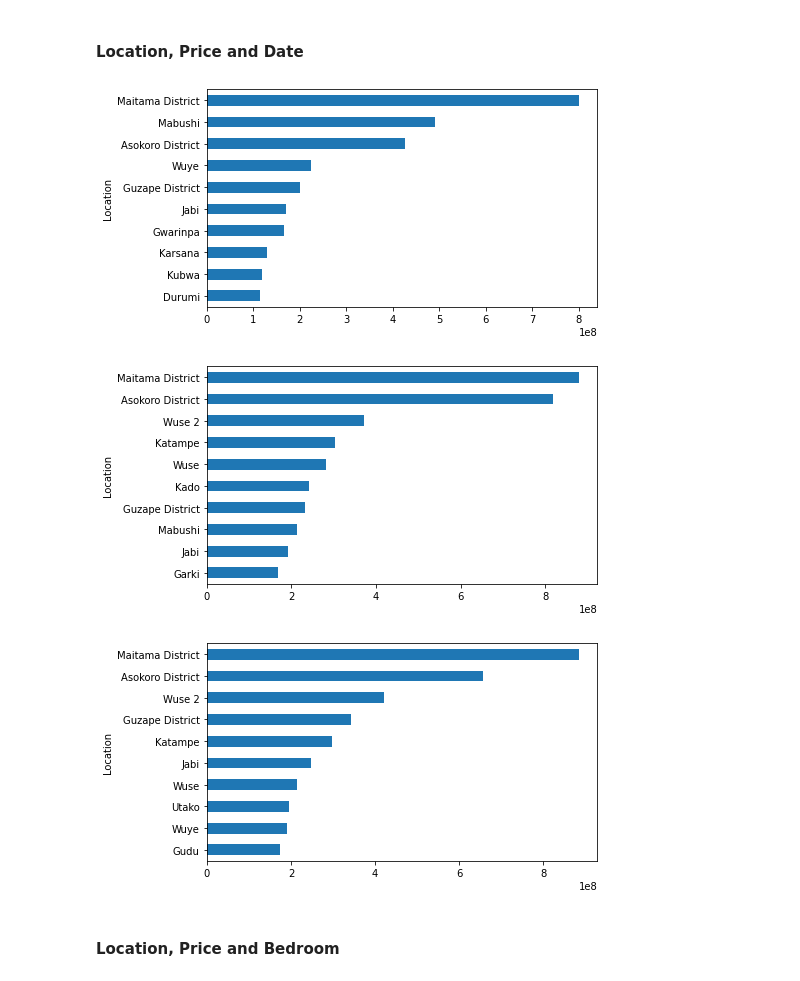
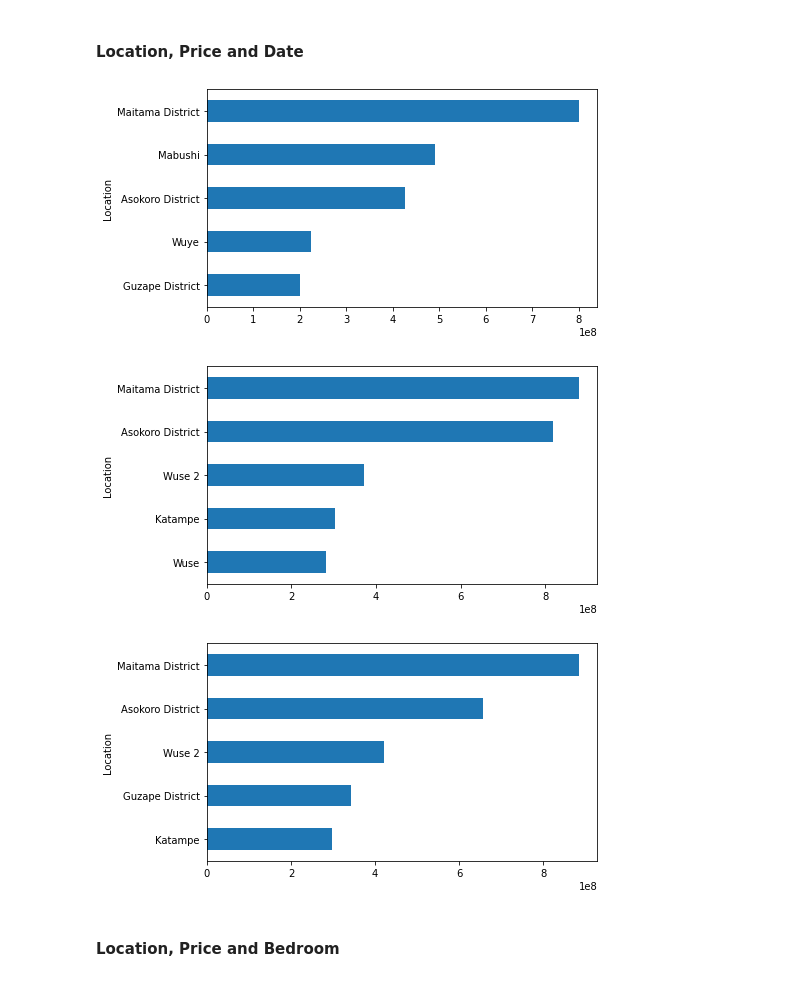
Before and after one commit to Viiktree/Real-Estate-project, a Jupyter notebook: Real estate EDA.ipynb, the cells around one changed output. Cells and saved outputs as stored; diff of their text form; code cells hidden in the pictures.

```diff
--- a/Real estate EDA.ipynb
+++ b/Real estate EDA.ipynb
@@ -301,17 +329,18 @@ df.groupby(df['Date']).mean()['Price'].plot(kind='line');
 ### Multivariate Exploration
 # %% [markdown]
 #### Location, Price and Date
-# %%
-df_2020 = df[df['Date'].dt.year == 2020]
-df_2021 = df[df['Date'].dt.year == 2021]
-df_2022 = df[df['Date'].dt.year == 2022]
-for i in [df_2020,df_2021,df_2022]:
-    plt.subplots(figsize=[7,4])
-    i.groupby('Location').mean().sort_values('Price',
-                                             ascending=False).head(10)['Price'].plot(kind='barh').invert_yaxis()
-# %% [output]
-[figure, removed]
-[figure, removed]
-[figure, removed]
+# %%
+# Plotting barcharts of location vs time in different years
+df_2020 = df[df['Date'].dt.year == 2020]
+df_2021 = df[df['Date'].dt.year == 2021]
+df_2022 = df[df['Date'].dt.year == 2022]
+for i in [df_2020,df_2021,df_2022]:
+    plt.subplots(figsize=[7,4])
+    i.groupby('Location').mean().sort_values('Price',
+                                             ascending=False).head(5)['Price'].plot(kind='barh').invert_yaxis()
+# %% [output]
+[figure, added]
+[figure, added]
+[figure, added]
 # %% [markdown]
 #### Location, Price and Bedroom
```
Also changed, not shown: parts of 14 cells of this notebook, 1 other file.
